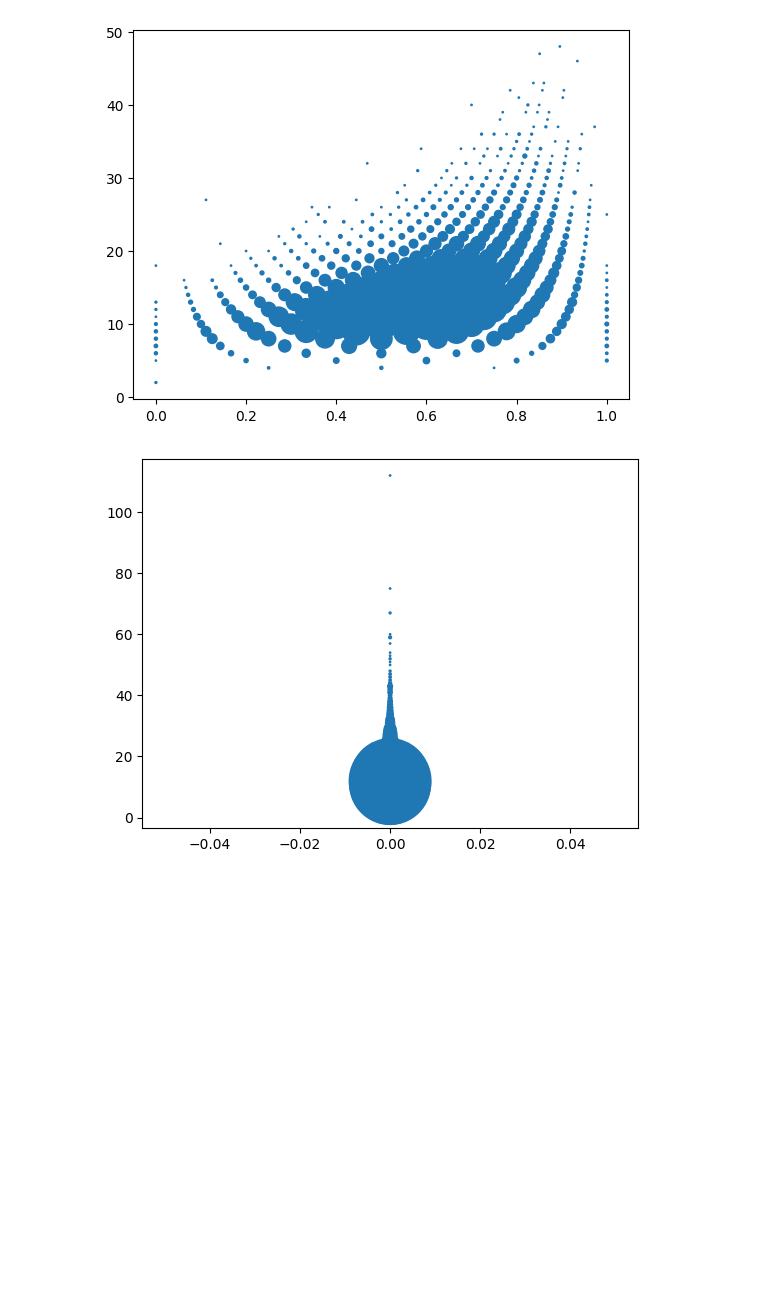
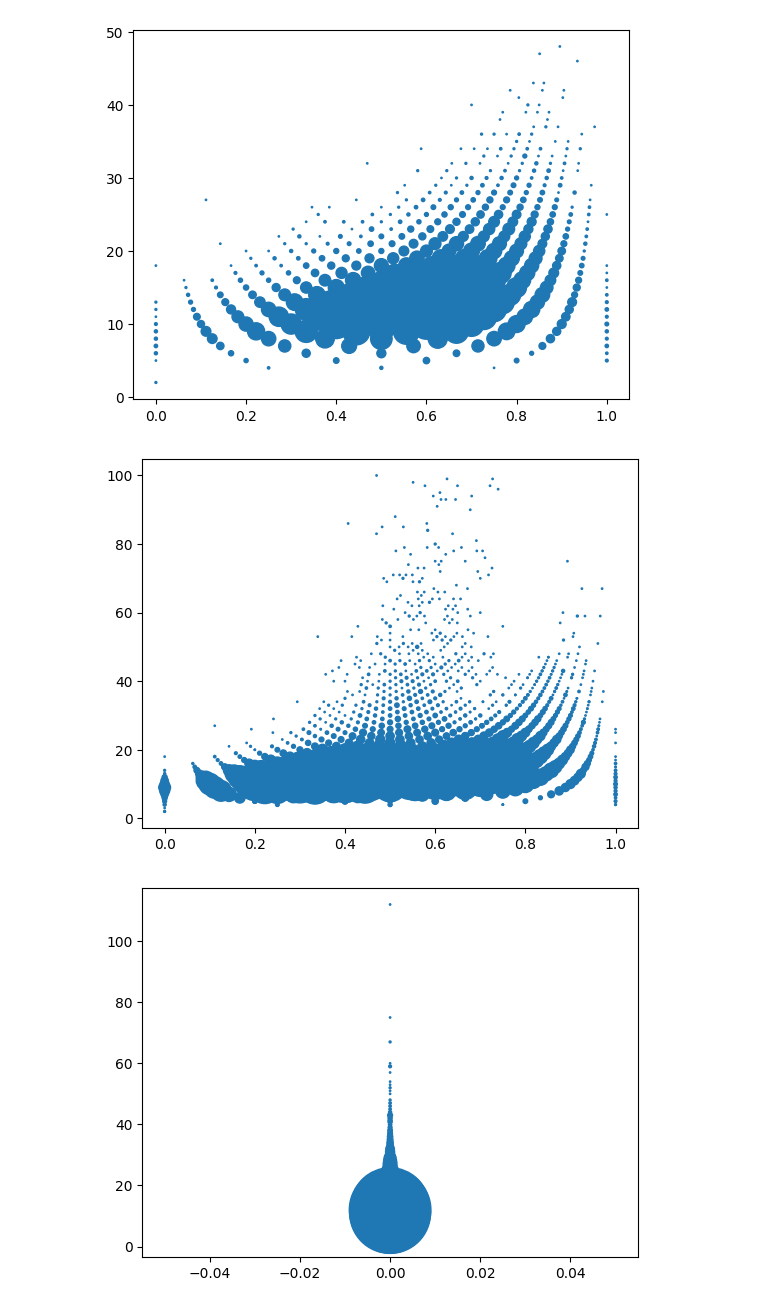
Before and after one commit to P-Hicks/SeniorResearchProject, a Jupyter notebook: notebook_turn_type_graphs.ipynb, the cells around one changed output. Cells and saved outputs as stored; diff of their text form; code cells hidden in the pictures; blank space fills up the shorter version.

Commit message:
stats and graphs work

```diff
--- a/notebook_turn_type_graphs.ipynb
+++ b/notebook_turn_type_graphs.ipynb
@@ -60,6 +69,10 @@ scatterplot(df, 'Replacement', xfield='percentdraws', yfield='numturns', field="
 scatterplot(df, 'Tunnels', xfield='percentdraws', yfield='numturns', field="draws")
 # %% [output]
 [figure]
+# %%
+scatterplot(df, None, xfield='percentdraws', yfield='numturns', field="draws", max_turns=100)
+# %% [output]
+[figure, added]
 # %%
 scatterplot(df, 'NewBiggestFirst', xfield='percentnones', yfield='numturns', field="nones")
 # %% [output]
```
Also changed, not shown: parts of 6 cells of this notebook, 3 other files.
